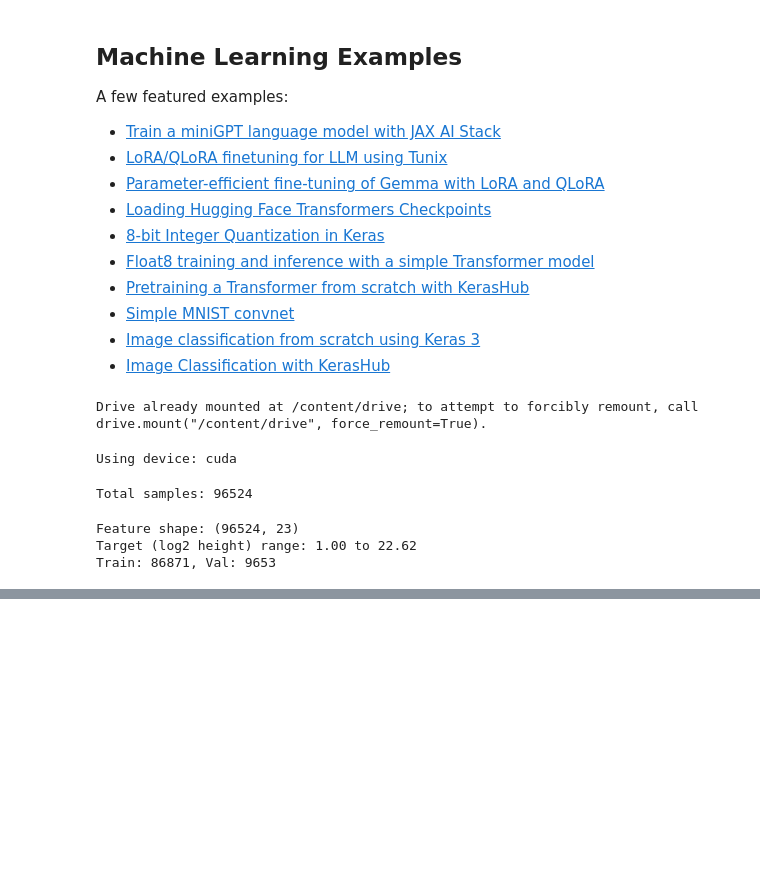
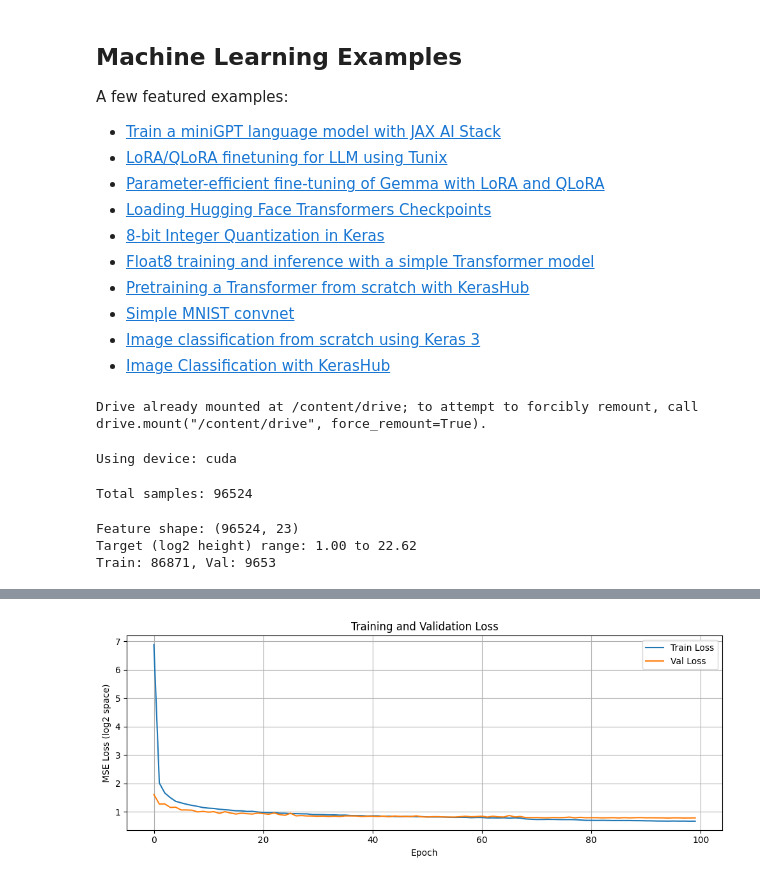
Before and after one commit to joedel651/CSCE636-Deep-Learning, a Jupyter notebook: homework/project_1/CSCE_636_Project_1.ipynb, the cells around one changed output, grey strips where cells are left out. Cells and saved outputs as stored; diff of their text form; code cells hidden in the pictures; blank space fills up the shorter version.

```diff
--- a/homework/project_1/CSCE_636_Project_1.ipynb
+++ b/homework/project_1/CSCE_636_Project_1.ipynb
@@ -139,6 +139,9 @@ drive.mount('/content/drive')
 TRAIN_DATA_PATH   = '/content/drive/MyDrive/CSCE_636/project_1/CSCE-636-Project-1-Train-n_k_m_P'
 TRAIN_HEIGHT_PATH = '/content/drive/MyDrive/CSCE_636/project_1/CSCE-636-Project-1-Train-mHeights'
 MODEL_SAVE_PATH   = '/content/drive/MyDrive/CSCE_636/project_1/best_model.pth'
+NUM_EPOCHS        = 200
+BATCH_SIZE        = 256
+LEARNING_RATE     = 1e-3
 # %% [output]
 Drive already mounted at /content/drive; to attempt to forcibly remount, call drive.mount("/content/drive", force_remount=True).
 # %%
@@ -190,3 +193,14 @@ print(f'Train: {len(X_train)}, Val: {len(X_val)}')
 Feature shape: (96524, 23)
 Target (log2 height) range: 1.00 to 22.62
 Train: 86871, Val: 9653
+# %%
+class MHeightDataset(Dataset):
+    def __init__(self, X, y):
+        self.X = torch.tensor(X, dtype=torch.float32)
+        self.y = torch.tensor(y, dtype=torch.float32)
+    def __len__(self): return len(self.X)
+    def __getitem__(self, i): return self.X[i], self.y[i]
+#train set
+train_loader = DataLoader(MHeightDataset(X_train, y_train), batch_size=BATCH_SIZE, shuffle=True)
+#Validation set
+val_loader   = DataLoader(MHeightDataset(X_val,   y_val),   batch_size=BATCH_SIZE, shuffle=False)
@@ -192,0 +242,8 @@ Train: 86871, Val: 9653
+# %%
+#helper function to calculate the loss
+# delta = (log2(y) - log2(y_hat))^2 = (y_true - y_pred)^2
+def custom_loss(pred, true):
+    return torch.mean((true - pred) ** 2)
+
+optimizer = torch.optim.Adam(model.parameters(), lr=LEARNING_RATE, weight_decay=1e-5)
+scheduler = torch.optim.lr_scheduler.ReduceLROnPlateau(optimizer, patience=5, factor=0.5)
@@ -192,0 +309,15 @@ Train: 86871, Val: 9653
+# %%
+#plot the loss to evaluate the model if it is over or underfitting
+plt.figure(figsize=(10, 4))
+plt.plot(train_losses, label='Train Loss')
+plt.plot(val_losses,   label='Val Loss')
+plt.xlabel('Epoch')
+plt.ylabel('MSE Loss (log2 space)')
+plt.title('Training and Validation Loss')
+plt.legend()
+plt.grid(True)
+plt.tight_layout()
+plt.savefig('training_curves.png')
+plt.show()
+# %% [output]
+[figure, added]
```
Also changed, not shown: parts of 4 cells of this notebook, 48 other files.
